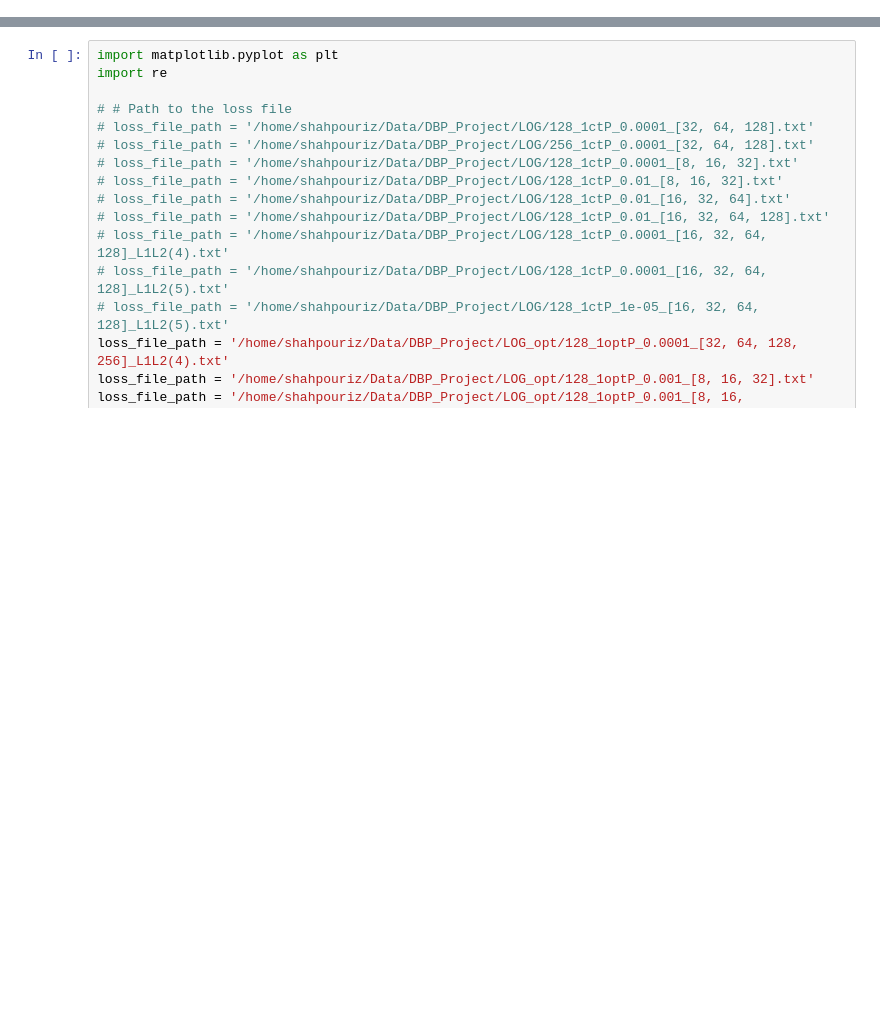
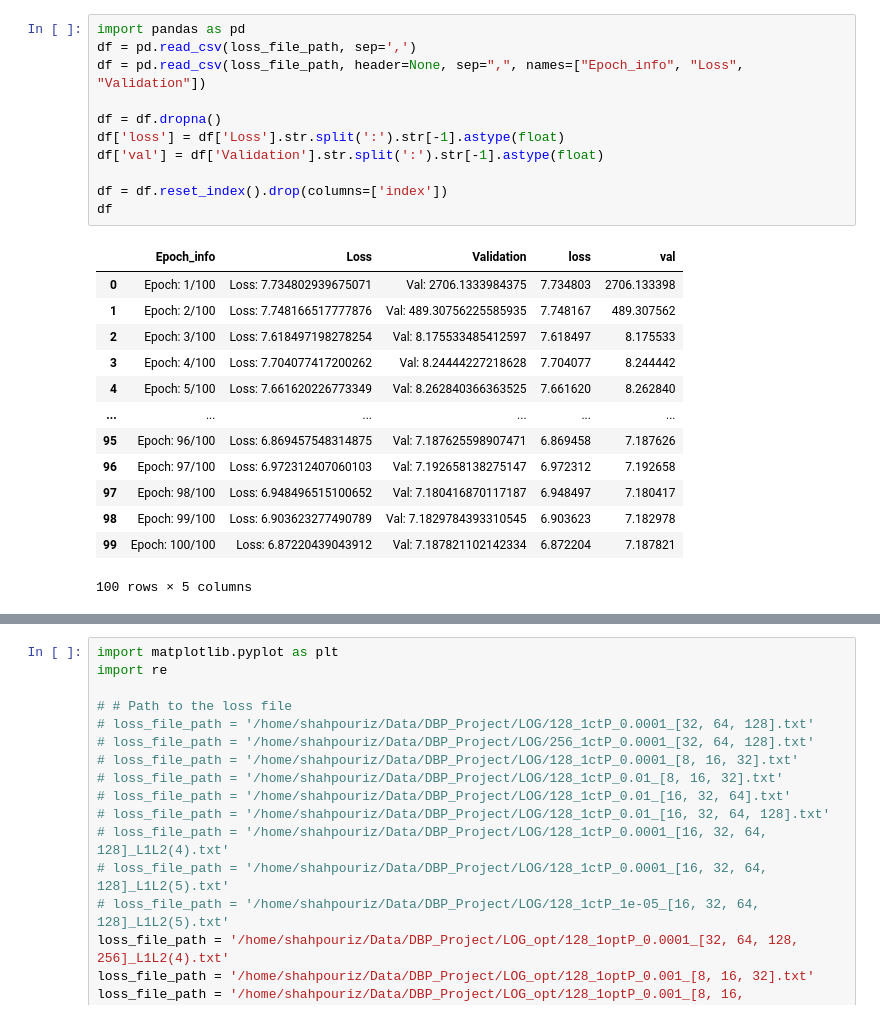
Before and after one commit to s-shahpouri/DBP_Project, a Jupyter notebook: InferenceCT.ipynb, the cells around one changed output, grey strips where cells are left out. Saved outputs shown, nothing was run; the diff lists cells and outputs as text; blank space fills up the shorter version.

```diff
--- a/InferenceCT.ipynb
+++ b/InferenceCT.ipynb
@@ -71,0 +67,25 @@ Validation Losses: [0.7411558694309659, 0.7410716546906365, 0.7404100009136729,
+# %%
+import pandas as pd
+df = pd.read_csv(loss_file_path, sep=',')
+df = pd.read_csv(loss_file_path, header=None, sep=",", names=["Epoch_info", "Loss", "Validation"])
+
+df = df.dropna()
+df['loss'] = df['Loss'].str.split(':').str[-1].astype(float)
+df['val'] = df['Validation'].str.split(':').str[-1].astype(float)
+
+df = df.reset_index().drop(columns=['index'])
+df
+# %% [output]
+|  | Epoch_info | Loss | Validation | loss | val |
+| 0 | Epoch: 1/100 | Loss: 7.734802939675071 | Val: 2706.1333984375 | 7.734803 | 2706.133398 |
+| 1 | Epoch: 2/100 | Loss: 7.748166517777876 | Val: 489.30756225585935 | 7.748167 | 489.307562 |
+| 2 | Epoch: 3/100 | Loss: 7.618497198278254 | Val: 8.175533485412597 | 7.618497 | 8.175533 |
+| 3 | Epoch: 4/100 | Loss: 7.704077417200262 | Val: 8.24444227218628 | 7.704077 | 8.244442 |
+| 4 | Epoch: 5/100 | Loss: 7.661620226773349 | Val: 8.262840366363525 | 7.661620 | 8.262840 |
+| ... | ... | ... | ... | ... | ... |
+| 95 | Epoch: 96/100 | Loss: 6.869457548314875 | Val: 7.187625598907471 | 6.869458 | 7.187626 |
+| 96 | Epoch: 97/100 | Loss: 6.972312407060103 | Val: 7.192658138275147 | 6.972312 | 7.192658 |
+| 97 | Epoch: 98/100 | Loss: 6.948496515100652 | Val: 7.180416870117187 | 6.948497 | 7.180417 |
+| 98 | Epoch: 99/100 | Loss: 6.903623277490789 | Val: 7.1829784393310545 | 6.903623 | 7.182978 |
+| 99 | Epoch: 100/100 | Loss: 6.87220439043912 | Val: 7.187821102142334 | 6.872204 | 7.187821 |
+100 rows × 5 columns
```
Also changed, not shown: parts of 4 cells of this notebook, 17 other files.
